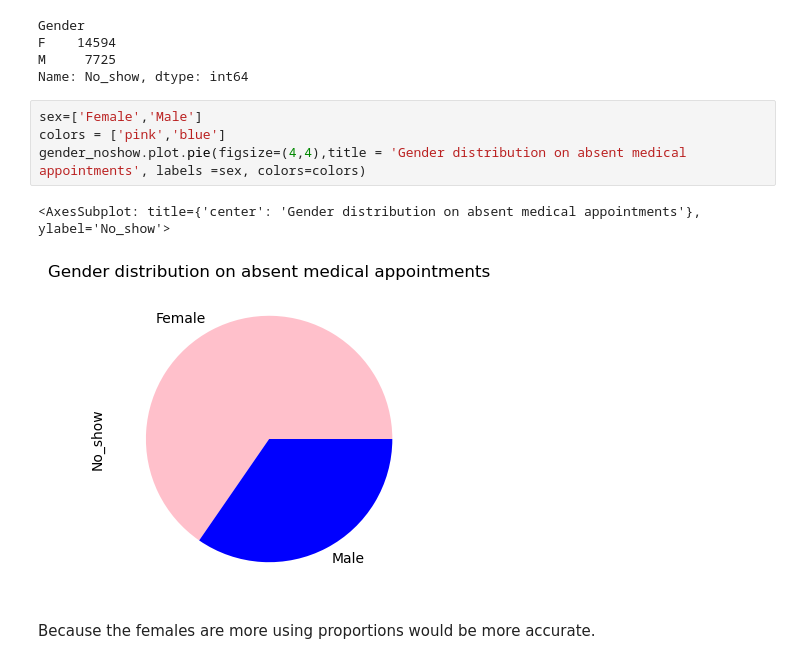
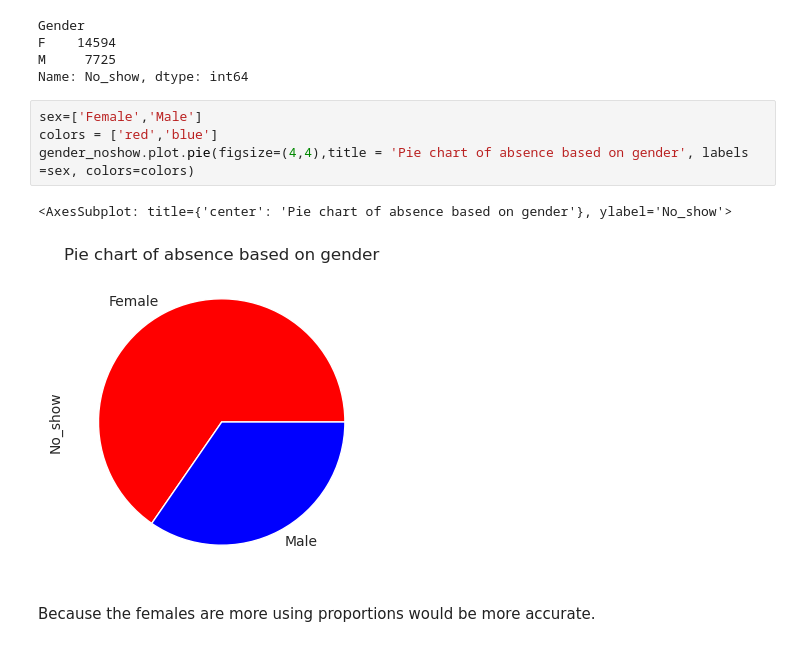
Before and after one commit to kyalo-vibes/Appointments-Data-Analysis, a Jupyter notebook: appointment_project.ipynb, the cells around one changed output. Saved outputs shown, nothing was run; the diff lists cells and outputs as text.

```diff
--- a/appointment_project.ipynb
+++ b/appointment_project.ipynb
@@ -284,11 +324,11 @@ M     7725
 Name: No_show, dtype: int64
 # %%
 sex=['Female','Male']
-colors = ['pink','blue']
-gender_noshow.plot.pie(figsize=(4,4),title = 'Gender distribution on absent medical appointments', labels =sex, colors=colors)
+colors = ['red','blue']
+gender_noshow.plot.pie(figsize=(4,4),title = 'Pie chart of absence based on gender', labels =sex, colors=colors)
 # %% [output]
-<AxesSubplot: title={'center': 'Gender distribution on absent medical appointments'}, ylabel='No_show'>
+<AxesSubplot: title={'center': 'Pie chart of absence based on gender'}, ylabel='No_show'>
-[figure, old version]
+[figure, new version]
 # %% [markdown]
 Because the females are more using proportions would be more accurate.
 # %%
```
Also changed, not shown: parts of 21 cells of this notebook, 1 other file.
